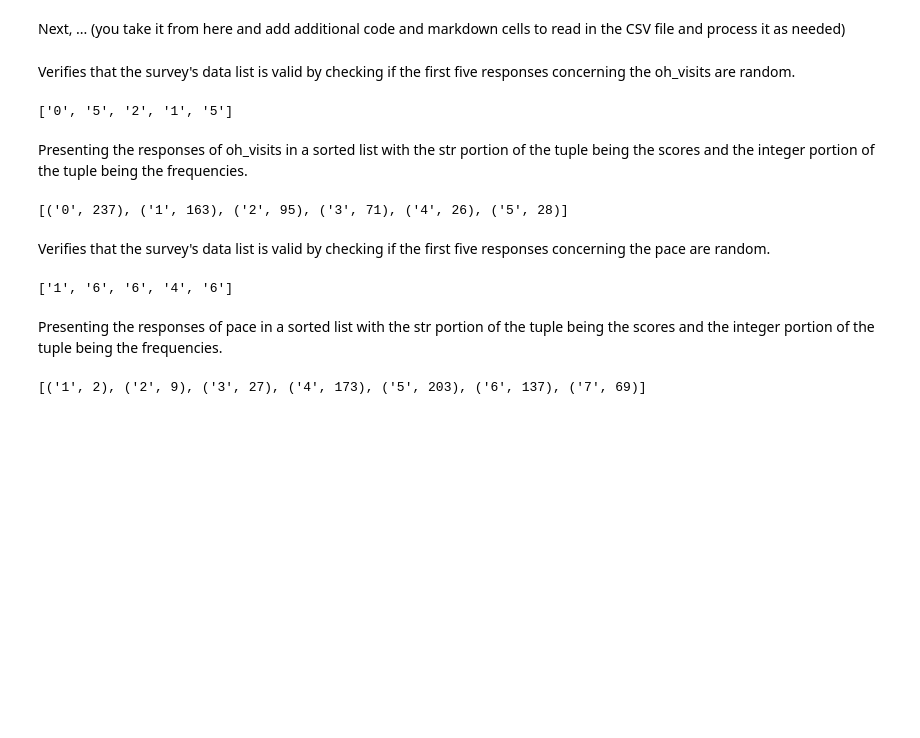
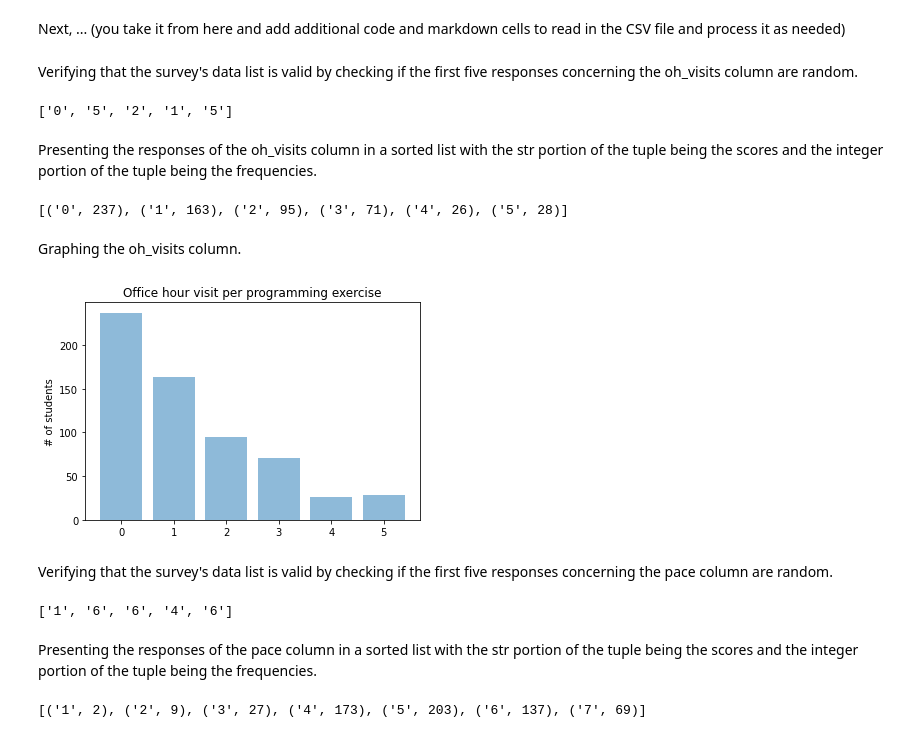
Before and after one commit to Walidaaunc/comp110-22s-workspace, a Jupyter notebook: exercises/ex08/analysis.ipynb, the cells around one changed output. Drawn from its saved outputs; the diff is of its cells as text; code cells hidden in the pictures; blank space fills up the shorter version.

```diff
--- a/exercises/ex08/analysis.ipynb
+++ b/exercises/ex08/analysis.ipynb
@@ -72,7 +72,7 @@ Next, ... (you take it from here and add additional code and markdown cells to r
 # %%
 SURVEY_DATA_CSV_FILE_PATH: str = "../../data/survey.csv"
 # %% [markdown]
-Verifies that the survey's data list is valid by checking if the first five responses concerning the oh_visits are random.
+Verifying that the survey's data list is valid by checking if the first five responses concerning the oh_visits column are random.
 # %%
 table: list[dict[str, str]] = read_csv_rows(SURVEY_DATA_CSV_FILE_PATH)
 columnized: dict[str, list[str]] = columnar(table)
@@ -81,7 +81,7 @@ print(shorten['oh_visits'])
 # %% [output]
 ['0', '5', '2', '1', '5']
 # %% [markdown]
-Presenting the responses of oh_visits in a sorted list with the str portion of the tuple being the scores and the integer portion of the tuple being the frequencies.
+Presenting the responses of the oh_visits column in a sorted list with the str portion of the tuple being the scores and the integer portion of the tuple being the frequencies.
 # %%
 table: list[dict[str, str]] = read_csv_rows(SURVEY_DATA_CSV_FILE_PATH)
 columnized: dict[str, list[str]] = columnar(table)
@@ -90,8 +90,27 @@ second_var: dict[str, int] = count(first_var)
 print(sorted_dictionary(second_var))
 # %% [output]
 [('0', 237), ('1', 163), ('2', 95), ('3', 71), ('4', 26), ('5', 28)]
+# %% [markdown]
+Graphing the oh_visits column.
+# %%
+import matplotlib.pyplot as plt
+import numpy as np
+import matplotlib.pyplot as plt
+
+labels = [0,1,2,3,4,5]
+y_pos = [0, 1, 2, 3, 4, 5]  # the order the labels will be arranged in bar chart
+performance = [237,163,95,71,26,28]
+
+plt.bar(y_pos, performance, align='center', alpha=0.5)
+plt.xticks(y_pos, labels)
+plt.ylabel('# of students')
+plt.title('Office hour visit per programming exercise')
+
+plt.show()
+# %% [output]
+[figure, added]
 # %% [markdown]
-Verifies that the survey's data list is valid by checking if the first five responses concerning the pace are random.
+Verifying that the survey's data list is valid by checking if the first five responses concerning the pace column are random.
 # %%
 table: list[dict[str, str]] = read_csv_rows(SURVEY_DATA_CSV_FILE_PATH)
 columnized: dict[str, list[str]] = columnar(table)
@@ -100,7 +119,7 @@ print(shorten['pace'])
 # %% [output]
 ['1', '6', '6', '4', '6']
 # %% [markdown]
-Presenting the responses of pace in a sorted list with the str portion of the tuple being the scores and the integer portion of the tuple being the frequencies.
+Presenting the responses of the pace column in a sorted list with the str portion of the tuple being the scores and the integer portion of the tuple being the frequencies.
 # %%
 table: list[dict[str, str]] = read_csv_rows(SURVEY_DATA_CSV_FILE_PATH)
 columnized: dict[str, list[str]] = columnar(table)
```
Also changed, not shown: parts of 10 cells of this notebook.
